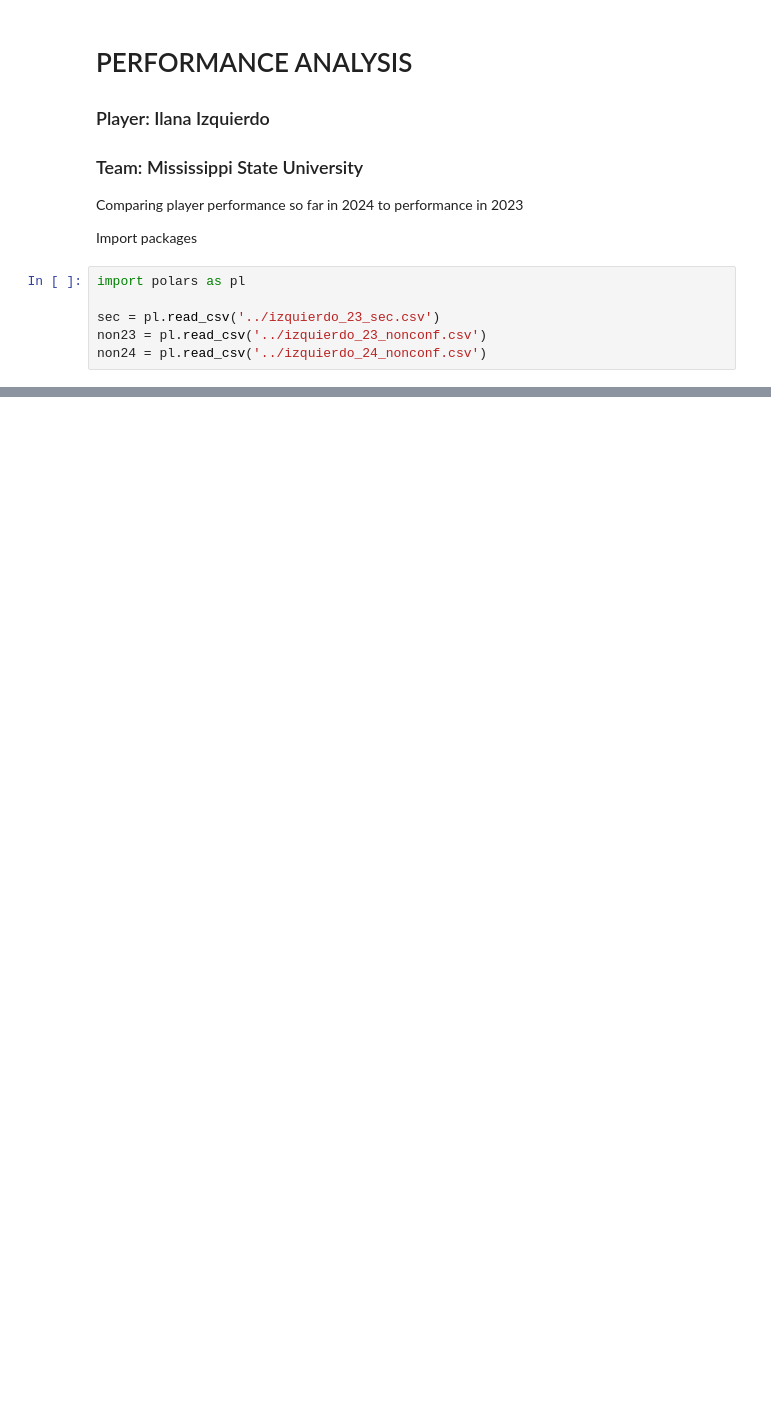
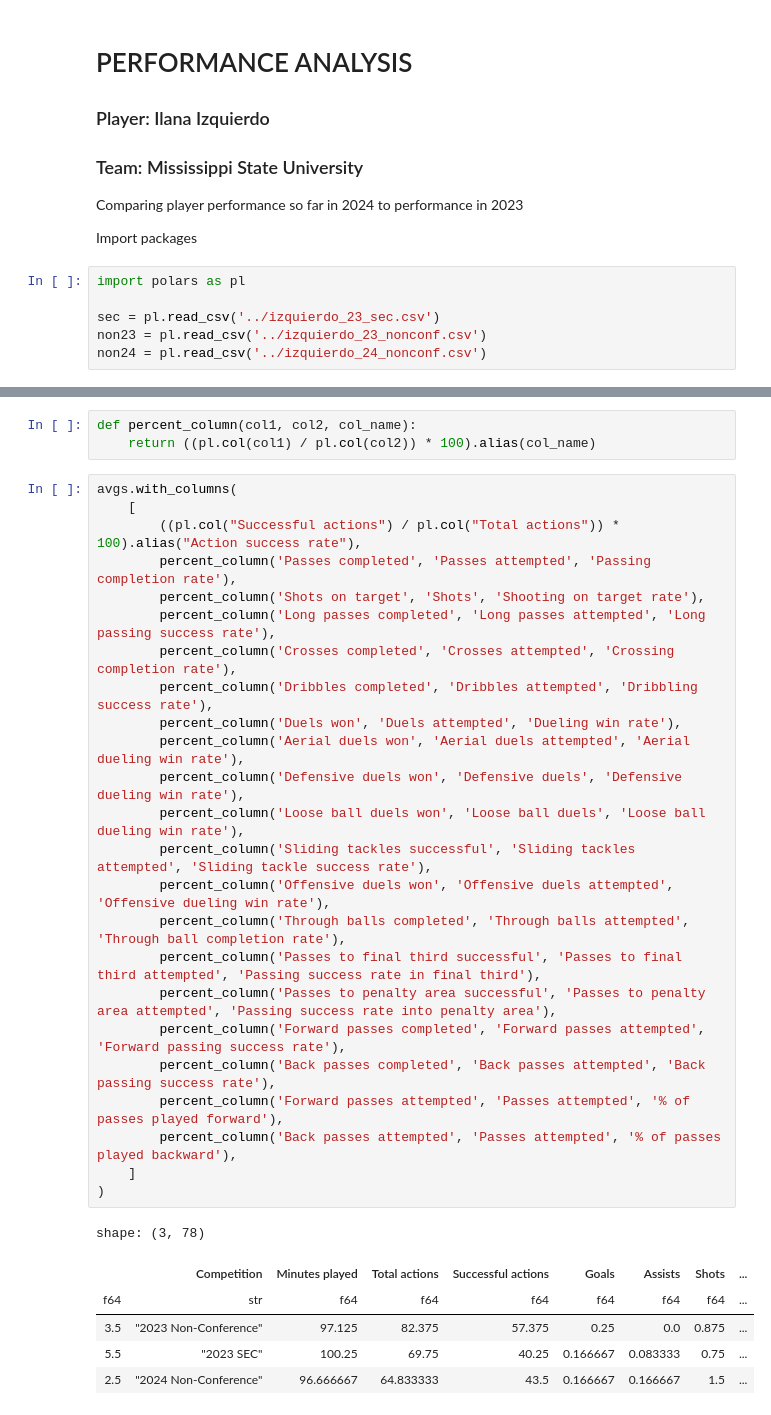
Before and after one commit to cdoss3/pyscout, a Jupyter notebook: player.ipynb, the cells around one changed output, grey strips where cells are left out. Saved outputs shown, nothing was run; the diff lists cells and outputs as text; blank space fills up the shorter version.

```diff
--- a/player.ipynb
+++ b/player.ipynb
@@ -37,0 +101,34 @@ Red card
+# %%
+def percent_column(col1, col2, col_name):
+    return ((pl.col(col1) / pl.col(col2)) * 100).alias(col_name)
+# %%
+avgs.with_columns(
+    [
+        ((pl.col("Successful actions") / pl.col("Total actions")) * 100).alias("Action success rate"),
+        percent_column('Passes completed', 'Passes attempted', 'Passing completion rate'),
+        percent_column('Shots on target', 'Shots', 'Shooting on target rate'),
+        percent_column('Long passes completed', 'Long passes attempted', 'Long passing success rate'),
+        percent_column('Crosses completed', 'Crosses attempted', 'Crossing completion rate'),
+        percent_column('Dribbles completed', 'Dribbles attempted', 'Dribbling success rate'),
+        percent_column('Duels won', 'Duels attempted', 'Dueling win rate'),
+        percent_column('Aerial duels won', 'Aerial duels attempted', 'Aerial dueling win rate'),
+        percent_column('Defensive duels won', 'Defensive duels', 'Defensive dueling win rate'),
+        percent_column('Loose ball duels won', 'Loose ball duels', 'Loose ball dueling win rate'),
+        percent_column('Sliding tackles successful', 'Sliding tackles attempted', 'Sliding tackle success rate'),
+        percent_column('Offensive duels won', 'Offensive duels attempted', 'Offensive dueling win rate'),
+        percent_column('Through balls completed', 'Through balls attempted', 'Through ball completion rate'),
+        percent_column('Passes to final third successful', 'Passes to final third attempted', 'Passing success rate in final third'),
+        percent_column('Passes to penalty area successful', 'Passes to penalty area attempted', 'Passing success rate into penalty area'),
+        percent_column('Forward passes completed', 'Forward passes attempted', 'Forward passing success rate'),
+        percent_column('Back passes completed', 'Back passes attempted', 'Back passing success rate'),
+        percent_column('Forward passes attempted', 'Passes attempted', '% of passes played forward'),
+        percent_column('Back passes attempted', 'Passes attempted', '% of passes played backward'),
+    ]
+)
+# %% [output]
+shape: (3, 78)
+|  | Competition | Minutes played | Total actions | Successful actions | Goals | Assists | Shots | ... |
+| f64 | str | f64 | f64 | f64 | f64 | f64 | f64 | ... |
+| 3.5 | "2023 Non-Conference" | 97.125 | 82.375 | 57.375 | 0.25 | 0.0 | 0.875 | ... |
+| 5.5 | "2023 SEC" | 100.25 | 69.75 | 40.25 | 0.166667 | 0.083333 | 0.75 | ... |
+| 2.5 | "2024 Non-Conference" | 96.666667 | 64.833333 | 43.5 | 0.166667 | 0.166667 | 1.5 | ... |
```
Also changed, not shown: parts of 14 cells of this notebook, 1 other file.
